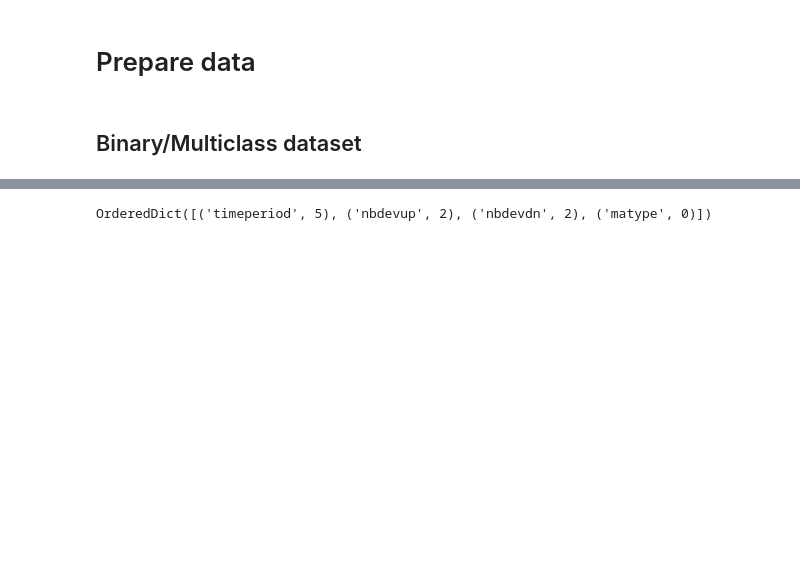
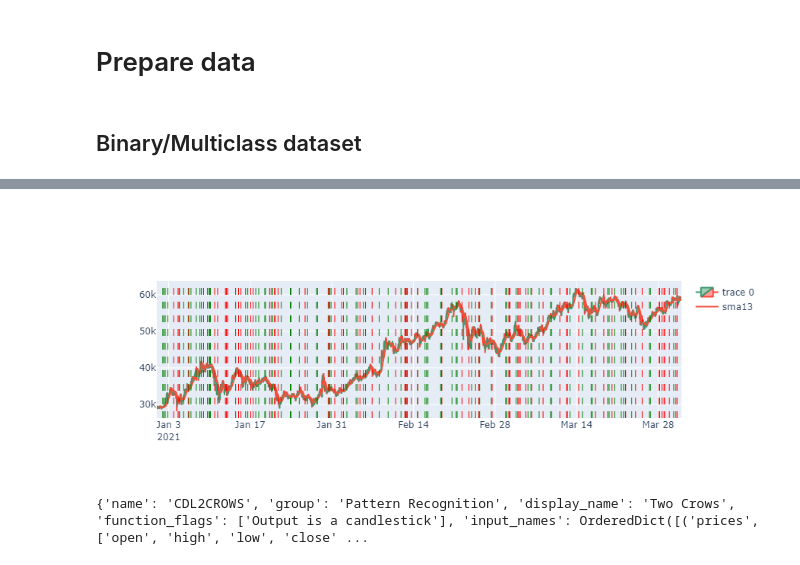
Before and after one commit to diegoirigaray/crypto_bot, a Jupyter notebook: notebooks/data_code.ipynb, the cells around one changed output, grey strips where cells are left out. Drawn from its saved outputs; the diff is of its cells as text; code cells hidden in the pictures; blank space fills up the shorter version.

```diff
--- a/notebooks/data_code.ipynb
+++ b/notebooks/data_code.ipynb
@@ -843,3 +842,3 @@ pipe = Pipeline([
 ])
 # %%
-dst = pipe.transform(ds.copy())
+dst = pipe.fit_transform(ds[:400].copy())
@@ -884,18 +844,0 @@ pipe = Pipeline([
-# %%
-# transform = MAWithCrossesTransform('TEMA', 20, 50)
-# transform = HigherHighsTransform([16, 32], 'localmax_5')
-
-pipe = Pipeline([
-    # ('localmax', LocalMaxTransform(5)),
-    # ('localmin', LocalMinTransform(5)),
-    # ('higherhigh', HighersTransform([24], 'localmax_5', 'high')),
-    # ('higherlow', HighersTransform([24], 'localmin_5', 'low')),
-    # ('lowerhigh', LowersTransform([24], 'localmax_5', 'high')),
-    # ('lowerlow', LowersTransform([24], 'localmin_5', 'low'))
-#     ('max_high', MaxWindowTransform([16, 32], 'localmax_5', 'high')),
-#     ('min_low', MinWindowTransform([16, 32], 'localmin_5', 'low')),
-    ('hangingman', TalibBaseTransform('CDLHANGINGMAN', 'hangingman')),
-    ('count_hangingman', CountCondTransform([8,16,64], 'hangingman', 'countganging', 0, cond='lt'))
-])
-
-dst = pipe.transform(ds.copy())
@@ -901,0 +966,2 @@ dst = pipe.transform(ds.copy())
+# %%
+ref = dst['Close']
@@ -901,0 +991,2 @@ dst = pipe.transform(ds.copy())
+# %%
+dst[['maxsma1316', 'maxsma1364', 'maxsma13128']] = (dst[['maxsma1316', 'maxsma1364', 'maxsma13128']].multiply(ref, axis="index")) - 100
@@ -902,4 +1101,24 @@ dst = pipe.transform(ds.copy())
+# %%
+import plotly.graph_objects as go
+
+sub = dst
+# center = 1424
+# radius = 60
+# sub = dst[center - radius:center + radius + 1].copy()
+fig = plot_df_interactive(sub)
+
+cols = ['sma13']
+for col in cols:
+    fig.add_trace(go.Scatter(x=sub['Date'], y=sub[col], type='scatter', mode='lines', name=col))
+
+vlines = {'sup2_sma13': 'green', 'res2_sma13': 'red'}
+for col, color in vlines.items():
+    for d in sub[~sub[col].isna()]['Date']:
+        fig.add_vline(x=d, line_width=1, line_dash="dash", line_color=color)
+fig.show()
+# %% [output]
+[figure, new version]
 # %%
-Function('BBANDS').parameters
+Function('CDL2CROWS')
 # %% [output]
-OrderedDict([('timeperiod', 5), ('nbdevup', 2), ('nbdevdn', 2), ('matype', 0)])
+{'name': 'CDL2CROWS', 'group': 'Pattern Recognition', 'display_name': 'Two Crows', 'function_flags': ['Output is a candlestick'], 'input_names': OrderedDict([('prices', ['open', 'high', 'low', 'close' ...
```
Also changed, not shown: parts of 34 cells of this notebook, 1 other file.
